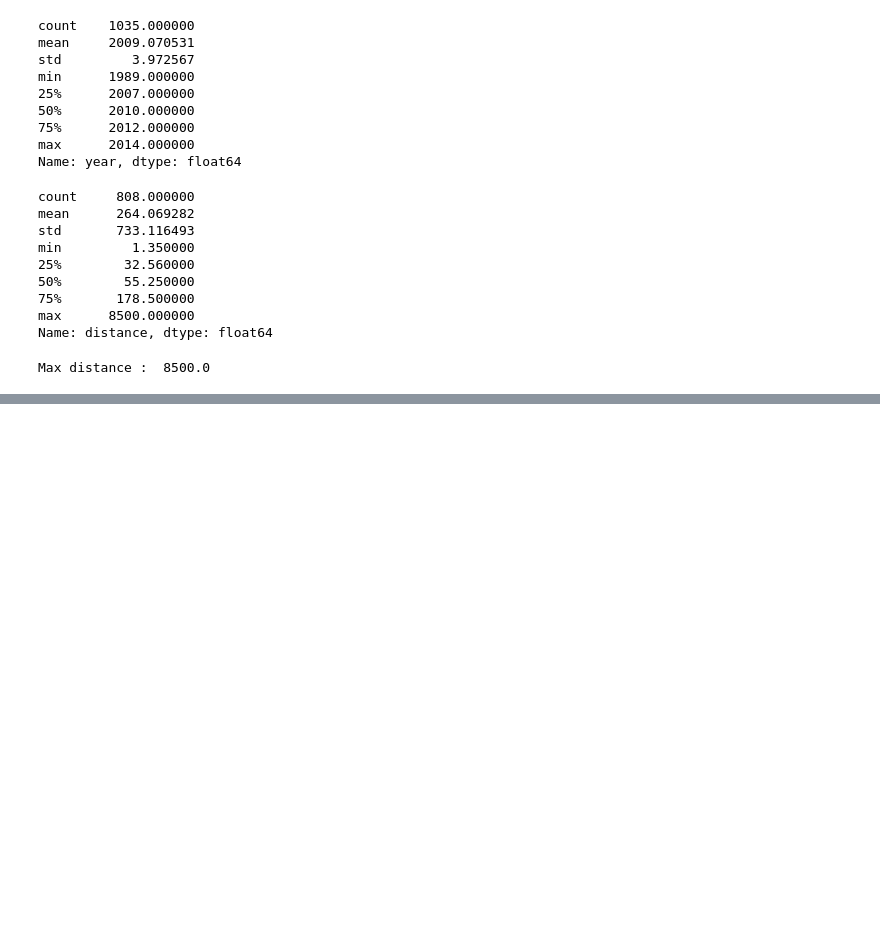
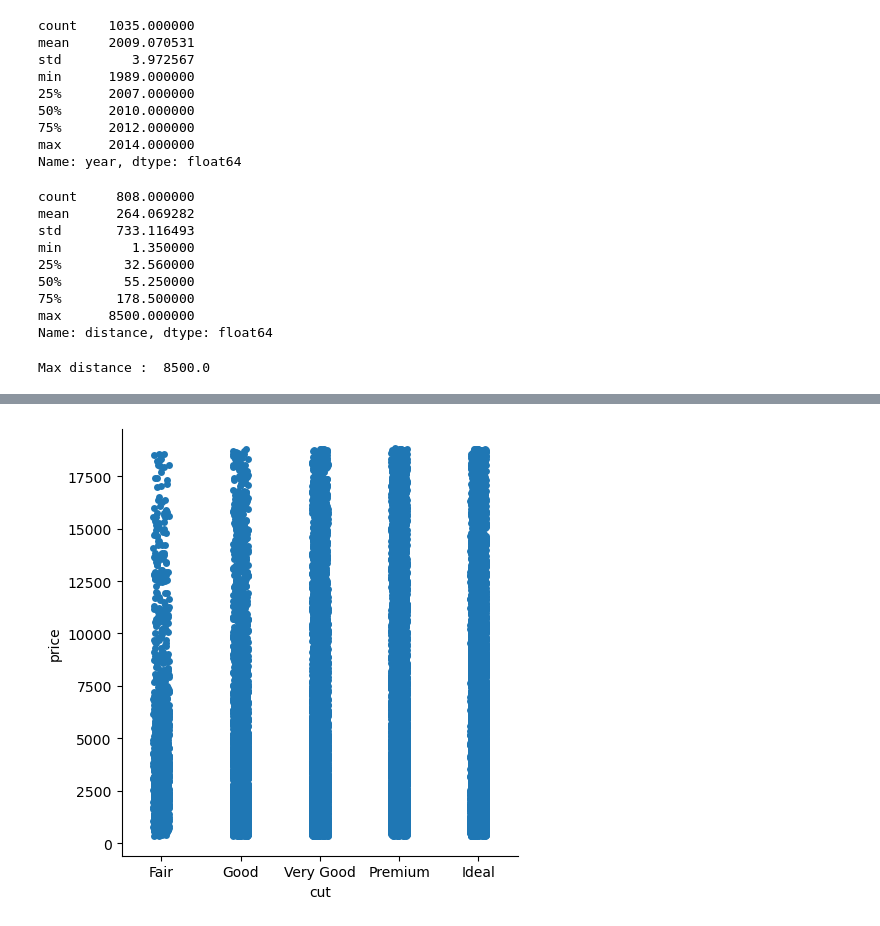
Before and after one commit to mtamerb/data-visualization, a Jupyter notebook: data-visualization.ipynb, the cells around one changed output, grey strips where cells are left out. Drawn from its saved outputs; the diff is of its cells as text; code cells hidden in the pictures; blank space fills up the shorter version.

```diff
--- a/data-visualization.ipynb
+++ b/data-visualization.ipynb
@@ -294,0 +453,4 @@ Max distance :  8500.0
+# %%
+sns.catplot(x = "cut", y = "price", data = df);
+# %% [output]
+[figure, added]
```
Also changed, not shown: parts of 25 cells of this notebook.
